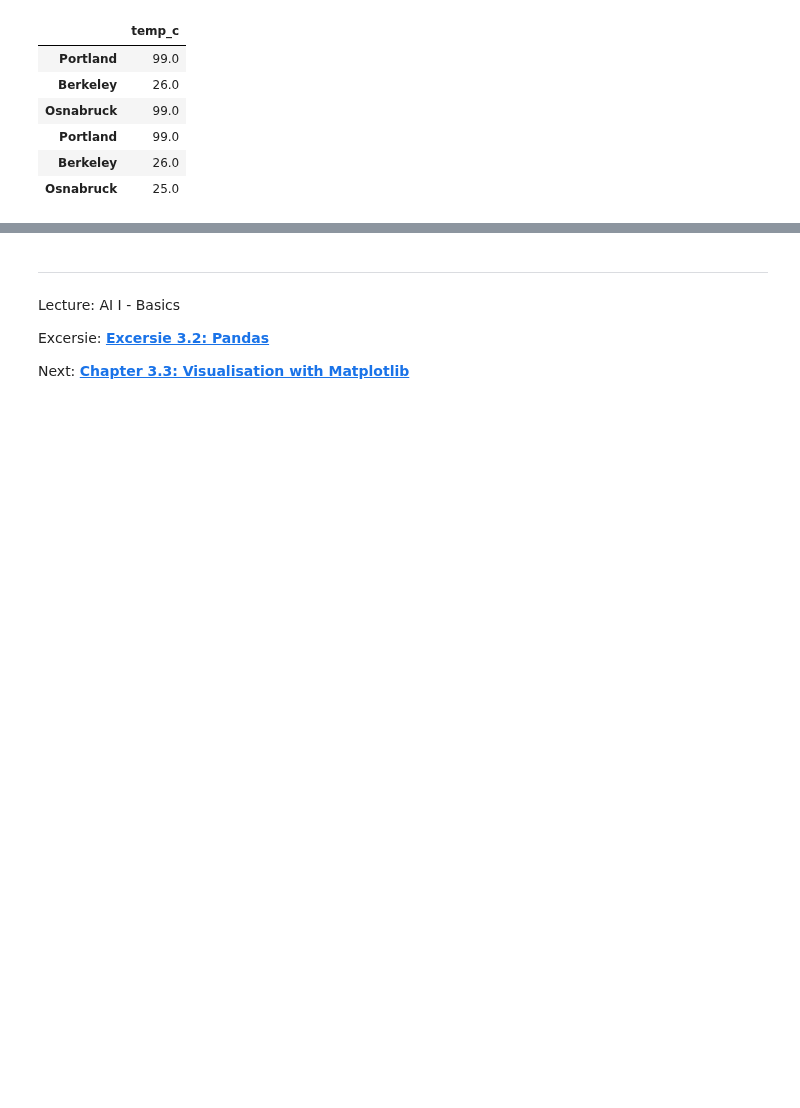
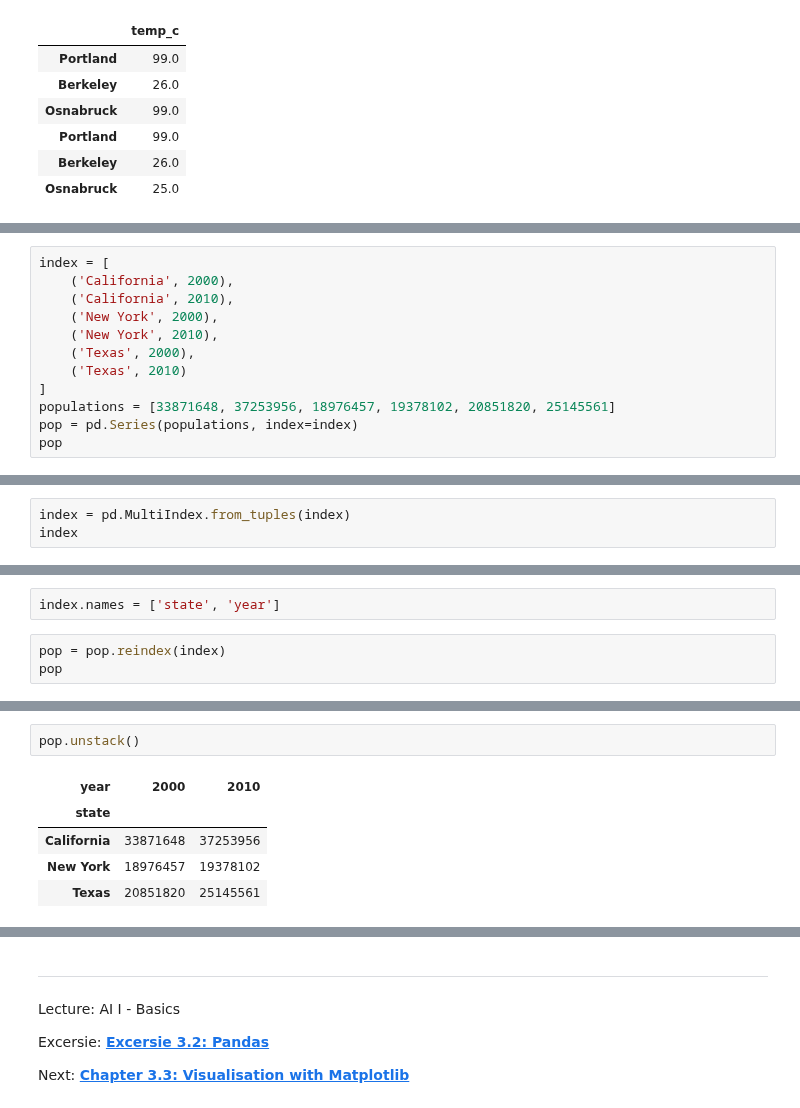
Before and after one commit to iLuckyW/lecture-ai-basics, a Jupyter notebook: chapter/03_data/02_pandas.ipynb, the cells around one changed output, grey strips where cells are left out. Drawn from its saved outputs; the diff is of its cells as text; blank space fills up the shorter version.

```diff
--- a/chapter/03_data/02_pandas.ipynb
+++ b/chapter/03_data/02_pandas.ipynb
@@ -1378,0 +1384,12 @@ df
+# %%
+index = [
+    ('California', 2000),
+    ('California', 2010),
+    ('New York', 2000),
+    ('New York', 2010),
+    ('Texas', 2000),
+    ('Texas', 2010)
+]
+populations = [33871648, 37253956, 18976457, 19378102, 20851820, 25145561]
+pop = pd.Series(populations, index=index)
+pop
@@ -1378,0 +1404,3 @@ df
+# %%
+index = pd.MultiIndex.from_tuples(index)
+index
@@ -1378,0 +1415,5 @@ df
+# %%
+index.names = ['state', 'year']
+# %%
+pop = pop.reindex(index)
+pop
@@ -1378,0 +1446,8 @@ df
+# %%
+pop.unstack()
+# %% [output]
+| year | 2000 | 2010 |
+| state |  |  |
+| California | 33871648 | 37253956 |
+| New York | 18976457 | 19378102 |
+| Texas | 20851820 | 25145561 |
```
Also changed, not shown: parts of 13 cells of this notebook.
